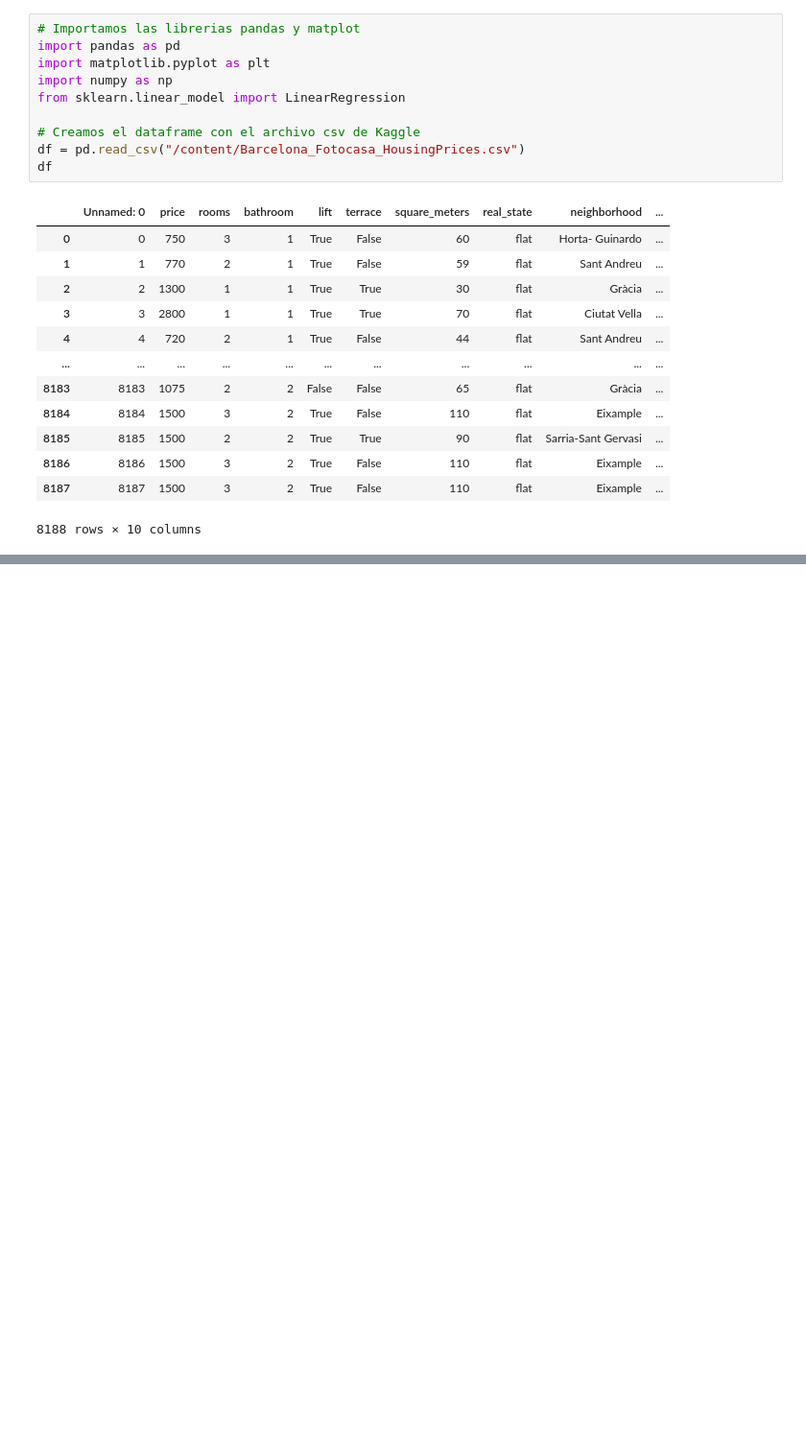
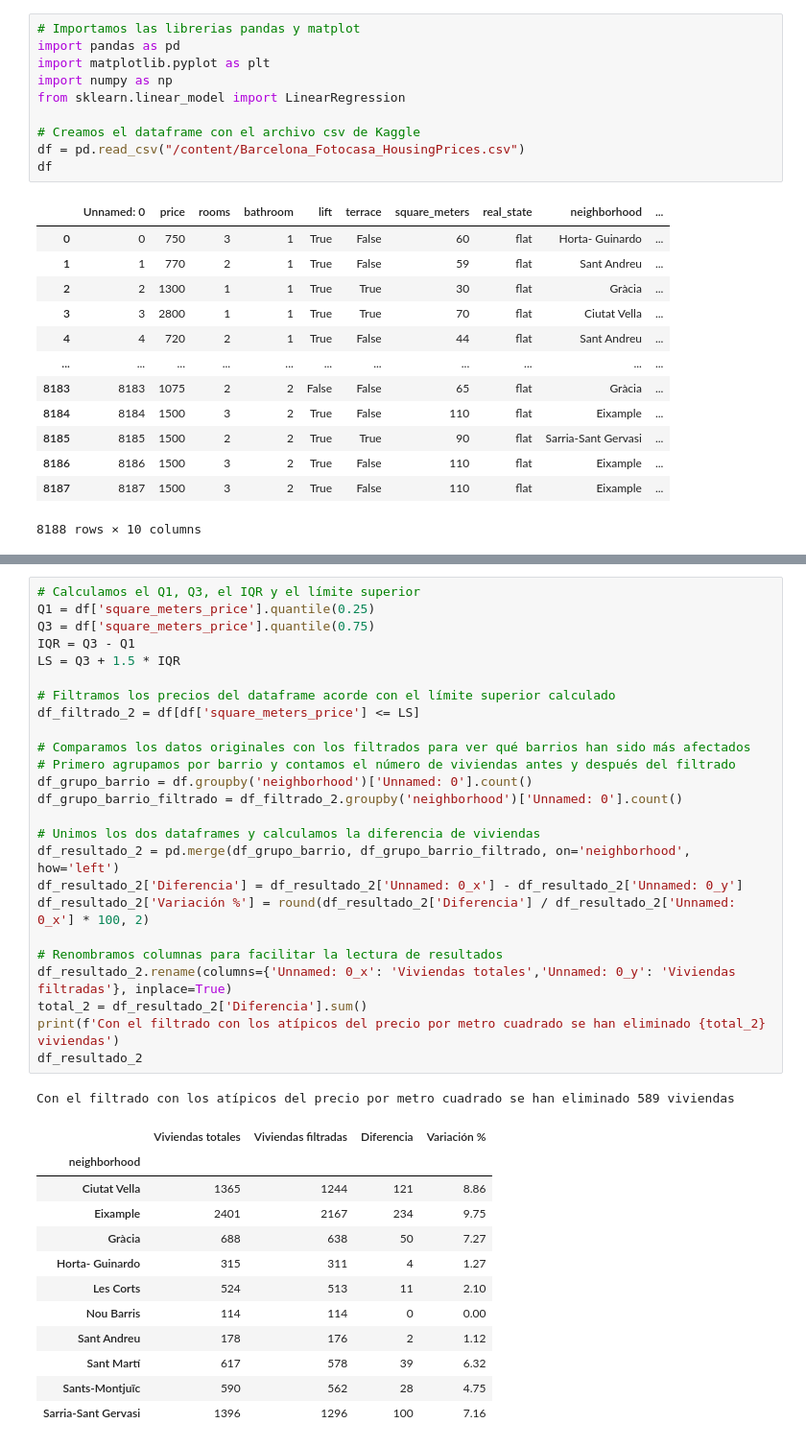
Before and after one commit to carlosarreguib/PROYECTO_1, a Jupyter notebook: Proyecto_1.ipynb, the cells around one changed output, grey strips where cells are left out. Shown at 96% size. Saved outputs shown, nothing was run; the diff lists cells and outputs as text; blank space fills up the shorter version.

```diff
--- a/Proyecto_1.ipynb
+++ b/Proyecto_1.ipynb
@@ -43,0 +104,39 @@ dtype: float64
+# %%
+# Calculamos el Q1, Q3, el IQR y el límite superior
+Q1 = df['square_meters_price'].quantile(0.25)
+Q3 = df['square_meters_price'].quantile(0.75)
+IQR = Q3 - Q1
+LS = Q3 + 1.5 * IQR
+
+# Filtramos los precios del dataframe acorde con el límite superior calculado
+df_filtrado_2 = df[df['square_meters_price'] <= LS]
+
+# Comparamos los datos originales con los filtrados para ver qué barrios han sido más afectados
+# Primero agrupamos por barrio y contamos el número de viviendas antes y después del filtrado
+df_grupo_barrio = df.groupby('neighborhood')['Unnamed: 0'].count()
+df_grupo_barrio_filtrado = df_filtrado_2.groupby('neighborhood')['Unnamed: 0'].count()
+
+# Unimos los dos dataframes y calculamos la diferencia de viviendas
+df_resultado_2 = pd.merge(df_grupo_barrio, df_grupo_barrio_filtrado, on='neighborhood', how='left')
+df_resultado_2['Diferencia'] = df_resultado_2['Unnamed: 0_x'] - df_resultado_2['Unnamed: 0_y']
+df_resultado_2['Variación %'] = round(df_resultado_2['Diferencia'] / df_resultado_2['Unnamed: 0_x'] * 100, 2)
+
+# Renombramos columnas para facilitar la lectura de resultados
+df_resultado_2.rename(columns={'Unnamed: 0_x': 'Viviendas totales','Unnamed: 0_y': 'Viviendas filtradas'}, inplace=True)
+total_2 = df_resultado_2['Diferencia'].sum()
+print(f'Con el filtrado con los atípicos del precio por metro cuadrado se han eliminado {total_2} viviendas')
+df_resultado_2
+# %% [output]
+Con el filtrado con los atípicos del precio por metro cuadrado se han eliminado 589 viviendas
+|  | Viviendas totales | Viviendas filtradas | Diferencia | Variación % |
+| neighborhood |  |  |  |  |
+| Ciutat Vella | 1365 | 1244 | 121 | 8.86 |
+| Eixample | 2401 | 2167 | 234 | 9.75 |
+| Gràcia | 688 | 638 | 50 | 7.27 |
+| Horta- Guinardo | 315 | 311 | 4 | 1.27 |
+| Les Corts | 524 | 513 | 11 | 2.10 |
+| Nou Barris | 114 | 114 | 0 | 0.00 |
+| Sant Andreu | 178 | 176 | 2 | 1.12 |
+| Sant Martí | 617 | 578 | 39 | 6.32 |
+| Sants-Montjuïc | 590 | 562 | 28 | 4.75 |
+| Sarria-Sant Gervasi | 1396 | 1296 | 100 | 7.16 |
```
Also changed, not shown: parts of 6 cells of this notebook.
